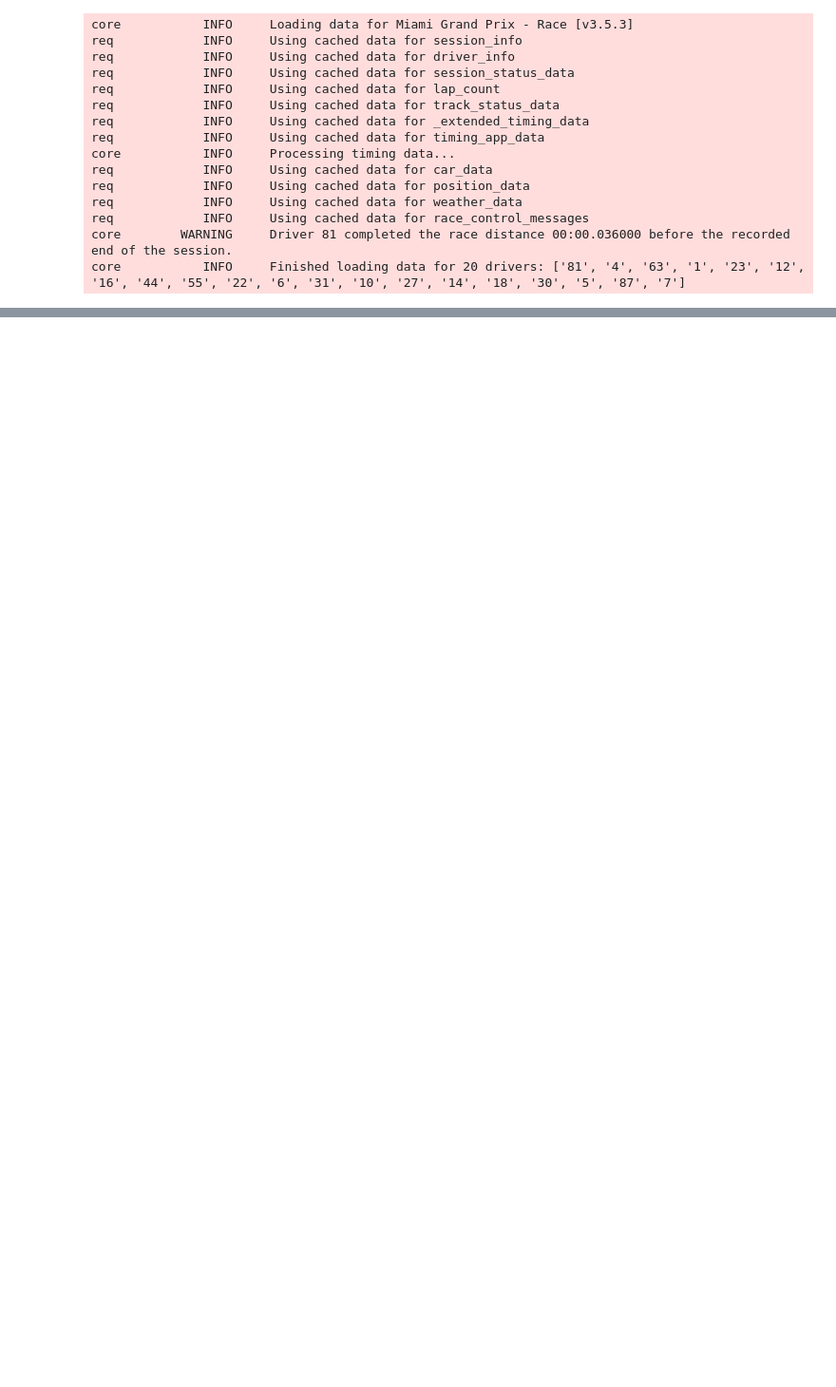
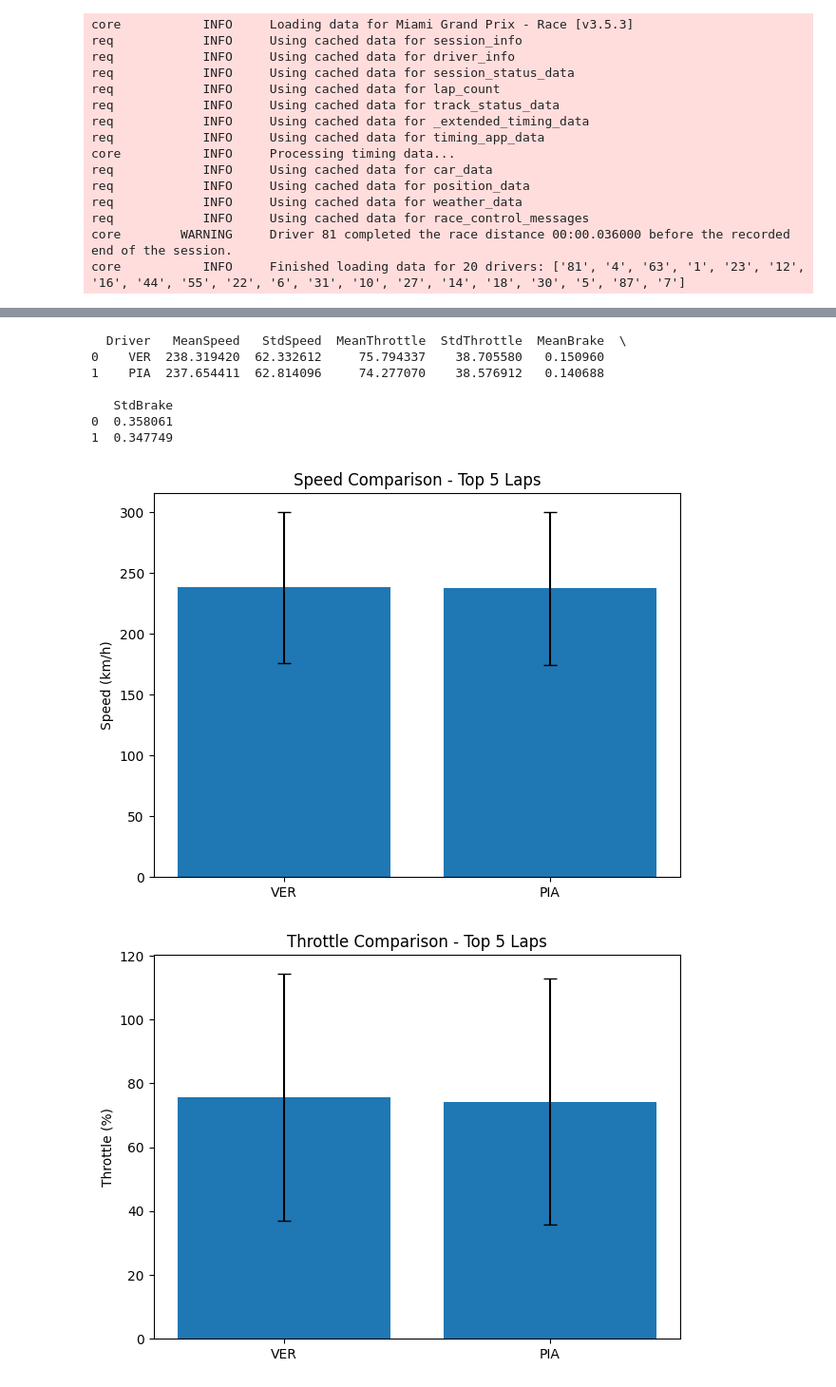
Before and after one commit to Pritzstik/data_project, a Jupyter notebook: f1_data.ipynb, the cells around one changed output, grey strips where cells are left out. Shown at 95% size. Drawn from its saved outputs; the diff is of its cells as text; code cells hidden in the pictures; blank space fills up the shorter version.

Commit message:
add speed comparison and update conclusion

```diff
--- a/f1_data.ipynb
+++ b/f1_data.ipynb
@@ -271,0 +274,3 @@ plt.show()
+# %%
+race = ff1.get_session(2025, 'Saudi Arabia', 'R')
+race.load(laps=True, telemetry=True)
@@ -271,0 +292,60 @@ plt.show()
+# %%
+laps = race.laps
+# %%
+drivers = ['VER', 'PIA']
+summary = []
+
+for drv in drivers:
+    drv_laps = laps.pick_drivers(drv)
+    top5 = drv_laps.nsmallest(5, 'LapTime')
+
+    tel_concat = pd.concat([
+        laps.get_telemetry().add_distance()[['Speed', 'Throttle', 'Brake']]
+        for _, laps in top5.iterlaps()
+    ])
+
+    summary.append({
+        'Driver': drv,
+        'MeanSpeed': tel_concat['Speed'].mean(),
+        'StdSpeed': tel_concat['Speed'].std(),
+        'MeanThrottle': tel_concat['Throttle'].mean(),
+        'StdThrottle': tel_concat['Throttle'].std(),
+        'MeanBrake': tel_concat['Brake'].mean(),
+        'StdBrake': tel_concat['Brake'].std()
+    })
+
+summary_df = pd.DataFrame(summary)
+print(summary_df)
+
+metrics = [
+    ('Speed', 'km/h'),
+    ('Throttle', '%'),
+    ('Brake', ''),
+]
+
+for metric, unit in metrics:
+    fig, ax = plt.subplots()
+    mean_col = f'Mean{metric}'
+    std_col = f'Std{metric}'
+
+    ax.bar(
+        summary_df['Driver'],
+        summary_df[mean_col],
+        yerr=summary_df[std_col],
+        capsize=5
+    )
+
+    ax.set_ylabel(f'{metric} ({unit})')
+    ax.set_title(f'{metric} Comparison - Top 5 Laps')
+    plt.tight_layout()
+    plt.show()
+# %% [output]
+  Driver   MeanSpeed   StdSpeed  MeanThrottle  StdThrottle  MeanBrake  \
+0    VER  238.319420  62.332612     75.794337    38.705580   0.150960
+1    PIA  237.654411  62.814096     74.277070    38.576912   0.140688
+
+   StdBrake
+0  0.358061
+1  0.347749
+[figure, added]
+[figure, added]
```
Also changed, not shown: parts of 9 cells of this notebook, 1 other file.
